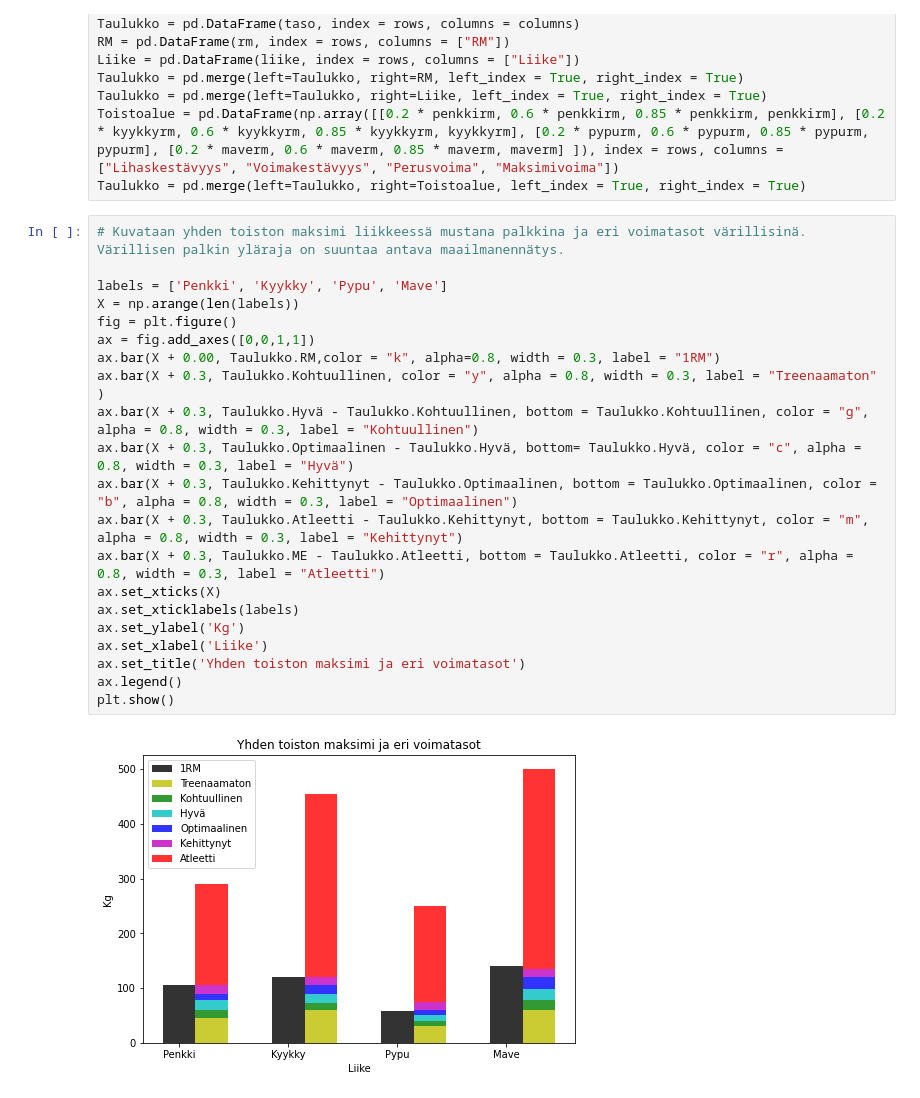
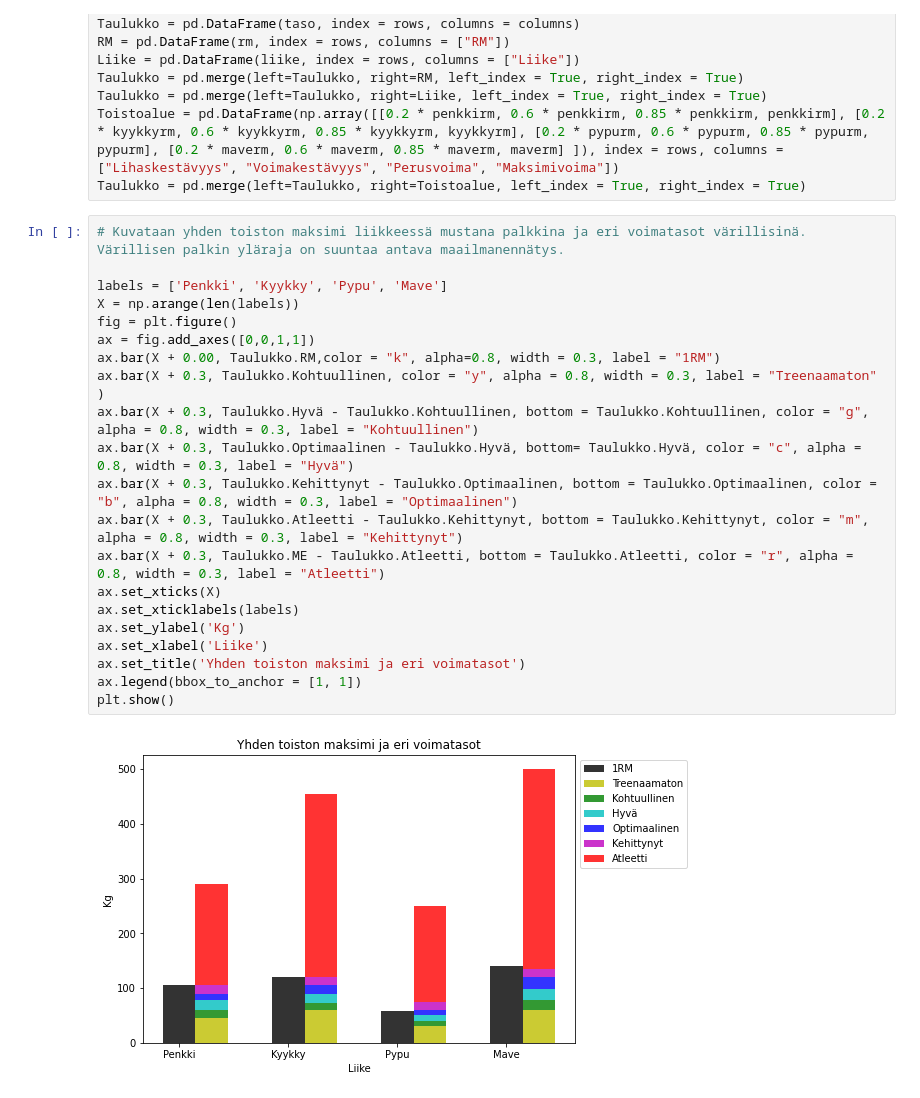
Before and after one commit to emarttila/Koodausnaytteet, a Jupyter notebook: Voimatasot.ipynb, the cells around one changed output. Drawn from its saved outputs; the diff is of its cells as text.

```diff
--- a/Voimatasot.ipynb
+++ b/Voimatasot.ipynb
@@ -68,26 +68,26 @@ Taulukko = pd.merge(left=Taulukko, right=Toistoalue, left_index = True, right_in
 # %%
 # Kuvataan yhden toiston maksimi liikkeessä mustana palkkina ja eri voimatasot värillisinä. Värillisen palkin yläraja on suuntaa antava maailmanennätys.
 
 labels = ['Penkki', 'Kyykky', 'Pypu', 'Mave']
 X = np.arange(len(labels))
 fig = plt.figure()
 ax = fig.add_axes([0,0,1,1])
 ax.bar(X + 0.00, Taulukko.RM,color = "k", alpha=0.8, width = 0.3, label = "1RM")
 ax.bar(X + 0.3, Taulukko.Kohtuullinen, color = "y", alpha = 0.8, width = 0.3, label = "Treenaamaton" )
 ax.bar(X + 0.3, Taulukko.Hyvä - Taulukko.Kohtuullinen, bottom = Taulukko.Kohtuullinen, color = "g", alpha = 0.8, width = 0.3, label = "Kohtuullinen")
 ax.bar(X + 0.3, Taulukko.Optimaalinen - Taulukko.Hyvä, bottom= Taulukko.Hyvä, color = "c", alpha = 0.8, width = 0.3, label = "Hyvä")
 ax.bar(X + 0.3, Taulukko.Kehittynyt - Taulukko.Optimaalinen, bottom = Taulukko.Optimaalinen, color = "b", alpha = 0.8, width = 0.3, label = "Optimaalinen")
 ax.bar(X + 0.3, Taulukko.Atleetti - Taulukko.Kehittynyt, bottom = Taulukko.Kehittynyt, color = "m", alpha = 0.8, width = 0.3, label = "Kehittynyt")
 ax.bar(X + 0.3, Taulukko.ME - Taulukko.Atleetti, bottom = Taulukko.Atleetti, color = "r", alpha = 0.8, width = 0.3, label = "Atleetti")
 ax.set_xticks(X)
 ax.set_xticklabels(labels)
 ax.set_ylabel('Kg')
 ax.set_xlabel('Liike')
 ax.set_title('Yhden toiston maksimi ja eri voimatasot')
-ax.legend()
+ax.legend(bbox_to_anchor = [1, 1])
 plt.show()
 # %% [output]
-[figure, old version]
+[figure, new version]
 # %%
 # Musta palkki on jälleen henk koht yhden toiston maksimi ja värillinen kuvaa vastuksen vaihteluväliä, jota voidaan käyttää kyseisen voiman alueen harjoitteluun.
 
```
Also changed, not shown: parts of 1 cell of this notebook.
